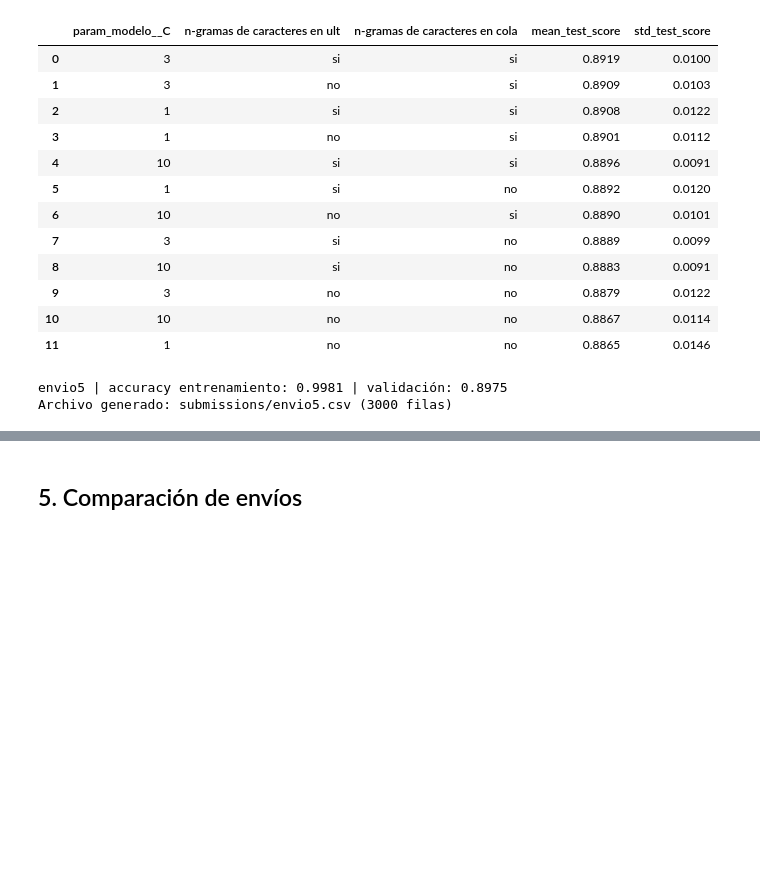
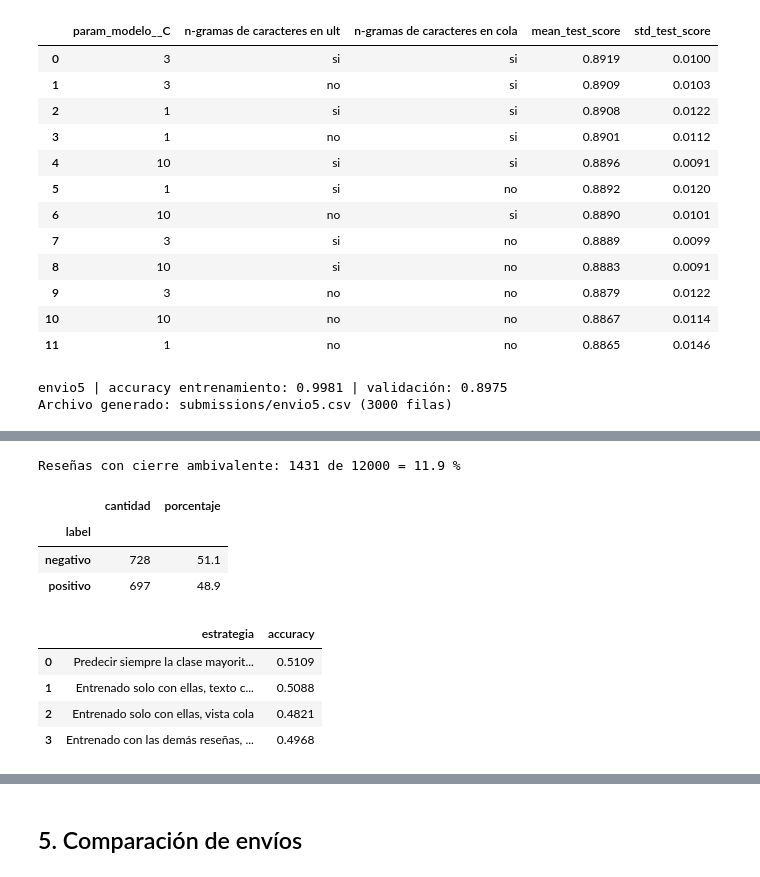
Before and after one commit to Dangar221/Proyecto-ML, a Jupyter notebook: Proyecto Etapa 1/Proyecto_Etapa1.ipynb, the cells around one changed output, grey strips where cells are left out. Cells and saved outputs as stored; diff of their text form; code cells hidden in the pictures; blank space fills up the shorter version.

```diff
--- a/Proyecto Etapa 1/Proyecto_Etapa1.ipynb
+++ b/Proyecto Etapa 1/Proyecto_Etapa1.ipynb
@@ -692,0 +695,55 @@ Al revisar los errores encontramos un límite que ningún modelo puede superar.
+# %%
+# Frases de cierre ambivalentes vistas en la exploracion: no afirman nada, solo
+# senalan que la resena mezcla elogios y quejas sin decidirse por ninguno.
+CIERRES_AMBIVALENTES = [
+    'cada quien que juzgue', 'para gustos colores', 'sigo con dudas', 'ni fu ni fa',
+    'queda a criterio', 'hay de todo como se ve', 'no sabria bien que recomendar',
+    'sopesalo tu mismo', 'lo dejo a tu criterio', 'todavia no me decido',
+    'ni lo mejor ni lo peor', 'ni tan bueno ni tan malo', 'ahi lo dejo',
+    'sentimientos encontrados', 'no me decido',
+]
+
+def cierra_ambivalente(texto):
+    """True si alguna de las dos ultimas oraciones es una frase de cierre ambivalente."""
+    return any(any(c in o for c in CIERRES_AMBIVALENTES) for o in oraciones(texto)[-2:])
+
+train['cierre_ambivalente'] = train['texto_limpio'].apply(cierra_ambivalente)
+print(f'Reseñas con cierre ambivalente: {train["cierre_ambivalente"].sum()} de {len(train)}'
+      f' = {100 * train["cierre_ambivalente"].mean():.1f} %')
+
+# Dentro de ese grupo se descartan las neutral (son 6) para comparar solo positivo/negativo.
+ambivalentes = train[train['cierre_ambivalente'] & (train['label'] != 'neutral')]
+demas = train[~train['cierre_ambivalente'] & (train['label'] != 'neutral')]
+display(pd.DataFrame({
+    'cantidad': ambivalentes['label'].value_counts(),
+    'porcentaje': (ambivalentes['label'].value_counts(normalize=True) * 100).round(1)}))
+
+# ¿Alguna estrategia predice la etiqueta DENTRO de ese subconjunto?
+referencia = Pipeline([('tfidf', TfidfVectorizer(ngram_range=(1, 2))),
+                       ('modelo', LogisticRegression(C=3, max_iter=3000, random_state=SEED))])
+cola_amb = ambivalentes['texto_limpio'].apply(cola_contrastiva)
+
+filas = [{'estrategia': 'Predecir siempre la clase mayoritaria',
+          'accuracy': round(ambivalentes['label'].value_counts(normalize=True).max(), 4)},
+         {'estrategia': 'Entrenado solo con ellas, texto completo',
+          'accuracy': round(cross_val_score(referencia, ambivalentes['texto_limpio'],
+                                            ambivalentes['label'], cv=kfold,
+                                            scoring='accuracy').mean(), 4)},
+         {'estrategia': 'Entrenado solo con ellas, vista cola',
+          'accuracy': round(cross_val_score(referencia, cola_amb, ambivalentes['label'],
+                                            cv=kfold, scoring='accuracy').mean(), 4)}]
+cruzado = referencia.fit(demas['texto_limpio'].apply(cola_contrastiva), demas['label'])
+filas.append({'estrategia': 'Entrenado con las demás reseñas, vista cola',
+              'accuracy': round((cruzado.predict(cola_amb) == ambivalentes['label']).mean(), 4)})
+display(pd.DataFrame(filas))
+# %% [output]
+Reseñas con cierre ambivalente: 1431 de 12000 = 11.9 %
+|  | cantidad | porcentaje |
+| label |  |  |
+| negativo | 728 | 51.1 |
+| positivo | 697 | 48.9 |
+|  | estrategia | accuracy |
+| 0 | Predecir siempre la clase mayorit... | 0.5109 |
+| 1 | Entrenado solo con ellas, texto c... | 0.5088 |
+| 2 | Entrenado solo con ellas, vista cola | 0.4821 |
+| 3 | Entrenado con las demás reseñas, ... | 0.4968 |
```
Also changed, not shown: parts of 8 cells of this notebook.
